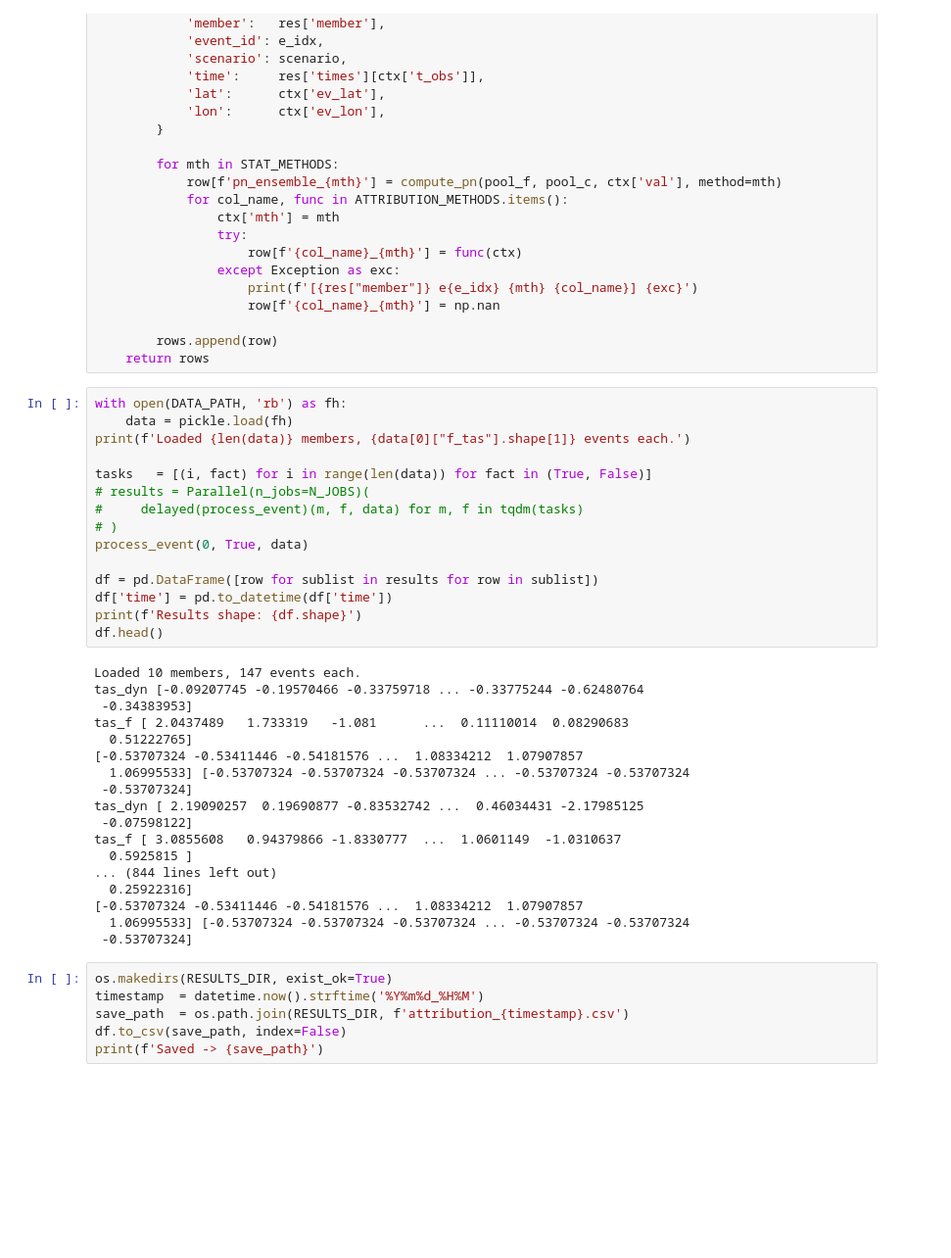
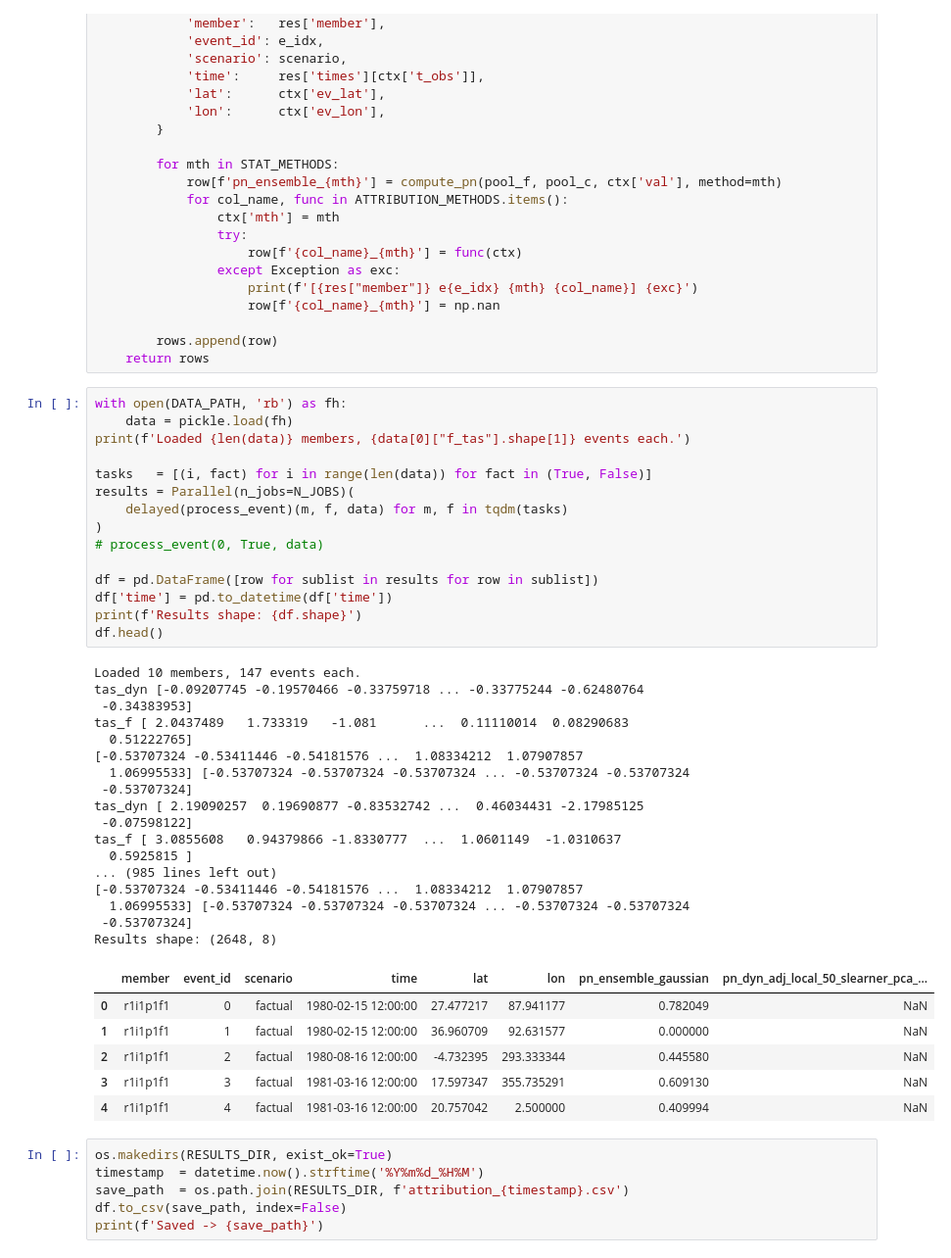
Before and after one commit to gulnazaki/Attribution_challenge_2026, a Jupyter notebook: 02_attribution.ipynb, the cells around one changed output. Shown at 98% size. Drawn from its saved outputs; the diff is of its cells as text; blank space fills up the shorter version.

```diff
--- a/02_attribution.ipynb
+++ b/02_attribution.ipynb
@@ -295,36 +295,42 @@ def process_event(m_idx, is_factual, data_list):
 # %%
 with open(DATA_PATH, 'rb') as fh:
     data = pickle.load(fh)
 print(f'Loaded {len(data)} members, {data[0]["f_tas"].shape[1]} events each.')
 
 tasks   = [(i, fact) for i in range(len(data)) for fact in (True, False)]
-# results = Parallel(n_jobs=N_JOBS)(
-#     delayed(process_event)(m, f, data) for m, f in tqdm(tasks)
-# )
-process_event(0, True, data)
+results = Parallel(n_jobs=N_JOBS)(
+    delayed(process_event)(m, f, data) for m, f in tqdm(tasks)
+)
+# process_event(0, True, data)
 
 df = pd.DataFrame([row for sublist in results for row in sublist])
 df['time'] = pd.to_datetime(df['time'])
 print(f'Results shape: {df.shape}')
 df.head()
 # %% [output]
 Loaded 10 members, 147 events each.
 tas_dyn [-0.09207745 -0.19570466 -0.33759718 ... -0.33775244 -0.62480764
  -0.34383953]
 tas_f [ 2.0437489   1.733319   -1.081      ...  0.11110014  0.08290683
   0.51222765]
 [-0.53707324 -0.53411446 -0.54181576 ...  1.08334212  1.07907857
   1.06995533] [-0.53707324 -0.53707324 -0.53707324 ... -0.53707324 -0.53707324
  -0.53707324]
 tas_dyn [ 2.19090257  0.19690877 -0.83532742 ...  0.46034431 -2.17985125
  -0.07598122]
 tas_f [ 3.0855608   0.94379866 -1.8330777  ...  1.0601149  -1.0310637
   0.5925815 ]
-... (844 lines left out)
-  0.25922316]
+... (985 lines left out)
 [-0.53707324 -0.53411446 -0.54181576 ...  1.08334212  1.07907857
   1.06995533] [-0.53707324 -0.53707324 -0.53707324 ... -0.53707324 -0.53707324
  -0.53707324]
+Results shape: (2648, 8)
+|  | member | event_id | scenario | time | lat | lon | pn_ensemble_gaussian | pn_dyn_adj_local_50_slearner_pca_... |
+| 0 | r1i1p1f1 | 0 | factual | 1980-02-15 12:00:00 | 27.477217 | 87.941177 | 0.782049 | NaN |
+| 1 | r1i1p1f1 | 1 | factual | 1980-02-15 12:00:00 | 36.960709 | 92.631577 | 0.000000 | NaN |
+| 2 | r1i1p1f1 | 2 | factual | 1980-08-16 12:00:00 | -4.732395 | 293.333344 | 0.445580 | NaN |
+| 3 | r1i1p1f1 | 3 | factual | 1981-03-16 12:00:00 | 17.597347 | 355.735291 | 0.609130 | NaN |
+| 4 | r1i1p1f1 | 4 | factual | 1981-03-16 12:00:00 | 20.757042 | 2.500000 | 0.409994 | NaN |
 # %%
 os.makedirs(RESULTS_DIR, exist_ok=True)
 timestamp  = datetime.now().strftime('%Y%m%d_%H%M')
```
